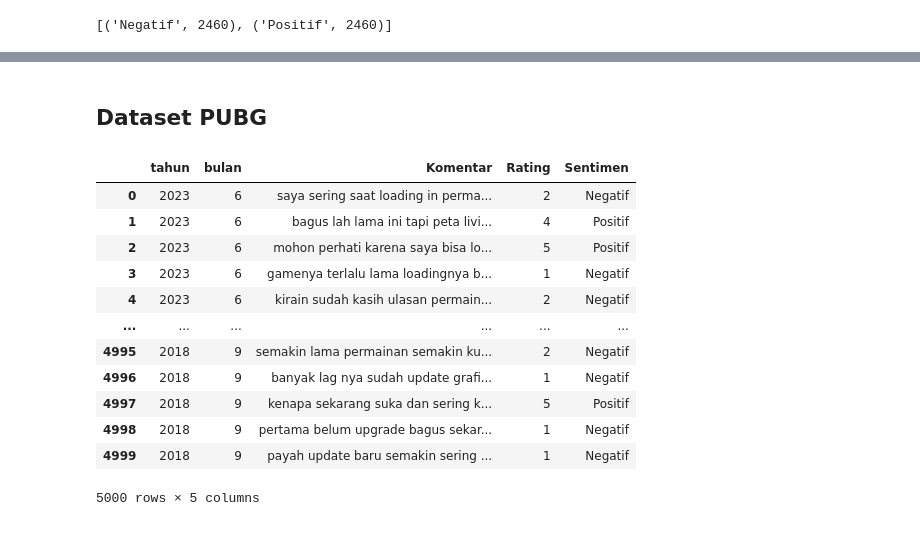
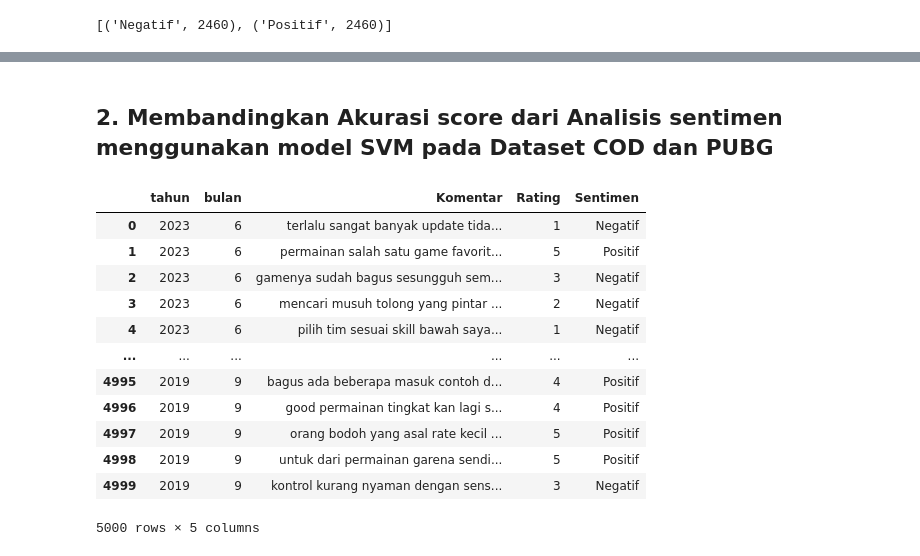
Before and after one commit to AlifianFatahillah/Scaraping-data, a Jupyter notebook: Model_game.ipynb, the cells around one changed output, grey strips where cells are left out. Saved outputs shown, nothing was run; the diff lists cells and outputs as text; code cells hidden in the pictures.

```diff
--- a/Model_game.ipynb
+++ b/Model_game.ipynb
@@ -22,8 +33,14 @@ threshold_netral = 3
 # %% [markdown]
 ## Mendefinisikan kolom Sentimen
 # %%
+# Menentukan ambang batas untuk mengkategorikan sentimen
+threshold_positif = 4
+threshold_negatif = 2
+threshold_netral = 3
+
 # Menerapkan analisis sentimen berdasarkan skor
-df_COD['Sentimen'] = df_COD['Rating'].apply(lambda x: 'Positif' if x >= threshold_positif else 'Negatif' if x <= threshold_negatif else 'Netral')
+df_COD['Sentimen'] = df_COD['Rating'].apply(lambda x: 'Positif' if x >= threshold_positif else 'Negatif'
+                                                                if x <= threshold_negatif else 'Netral')
 
 # Menyimpan hasil analisis sentimen ke dalam data frame
 df_COD = df_COD[['tahun','bulan', 'Komentar','Rating', 'Sentimen']]
@@ -298,28 +325,34 @@ COnfusion Matrix:
-# %% [markdown]
-## Dataset PUBG
+# %% [markdown]
+## 2. Membandingkan Akurasi score dari Analisis sentimen menggunakan model SVM pada Dataset COD dan PUBG
 # %%
 # Menentukan ambang batas untuk mengkategorikan sentimen
 threshold_positif = 4
 threshold_negatif = 3
 
 # Menerapkan analisis sentimen berdasarkan skor
+df_COD['Sentimen'] = df_COD['Rating'].apply(lambda x: 'Positif' if x >= threshold_positif else 'Negatif')
+
+# Menyimpan hasil analisis sentimen ke dalam data frame
+df_COD = df_COD[['tahun','bulan', 'Komentar','Rating', 'Sentimen']]
+
+# Menerapkan analisis sentimen berdasarkan skor
 df_PUBG['Sentimen'] = df_PUBG['Rating'].apply(lambda x: 'Positif' if x >= threshold_positif else 'Negatif')
 
 # Menyimpan hasil analisis sentimen ke dalam data frame
 df_PUBG = df_PUBG[['tahun','bulan', 'Komentar','Rating', 'Sentimen']]
-
-df_PUBG
-# %% [output]
-|  | tahun | bulan | Komentar | Rating | Sentimen |
-| 0 | 2023 | 6 | saya sering saat loading in perma... | 2 | Negatif |
-| 1 | 2023 | 6 | bagus lah lama ini tapi peta livi... | 4 | Positif |
-| 2 | 2023 | 6 | mohon perhati karena saya bisa lo... | 5 | Positif |
-| 3 | 2023 | 6 | gamenya terlalu lama loadingnya b... | 1 | Negatif |
-| 4 | 2023 | 6 | kirain sudah kasih ulasan permain... | 2 | Negatif |
-| ... | ... | ... | ... | ... | ... |
-| 4995 | 2018 | 9 | semakin lama permainan semakin ku... | 2 | Negatif |
-| 4996 | 2018 | 9 | banyak lag nya sudah update grafi... | 1 | Negatif |
-| 4997 | 2018 | 9 | kenapa sekarang suka dan sering k... | 5 | Positif |
-| 4998 | 2018 | 9 | pertama belum upgrade bagus sekar... | 1 | Negatif |
-| 4999 | 2018 | 9 | payah update baru semakin sering ... | 1 | Negatif |
-5000 rows × 5 columns
+# %%
+df_COD
+# %% [output]
+|  | tahun | bulan | Komentar | Rating | Sentimen |
+| 0 | 2023 | 6 | terlalu sangat banyak update tida... | 1 | Negatif |
+| 1 | 2023 | 6 | permainan salah satu game favorit... | 5 | Positif |
+| 2 | 2023 | 6 | gamenya sudah bagus sesungguh sem... | 3 | Negatif |
+| 3 | 2023 | 6 | mencari musuh tolong yang pintar ... | 2 | Negatif |
+| 4 | 2023 | 6 | pilih tim sesuai skill bawah saya... | 1 | Negatif |
+| ... | ... | ... | ... | ... | ... |
+| 4995 | 2019 | 9 | bagus ada beberapa masuk contoh d... | 4 | Positif |
+| 4996 | 2019 | 9 | good permainan tingkat kan lagi s... | 4 | Positif |
+| 4997 | 2019 | 9 | orang bodoh yang asal rate kecil ... | 5 | Positif |
+| 4998 | 2019 | 9 | untuk dari permainan garena sendi... | 5 | Positif |
+| 4999 | 2019 | 9 | kontrol kurang nyaman dengan sens... | 3 | Negatif |
+5000 rows × 5 columns
```
Also changed, not shown: parts of 25 cells of this notebook.
